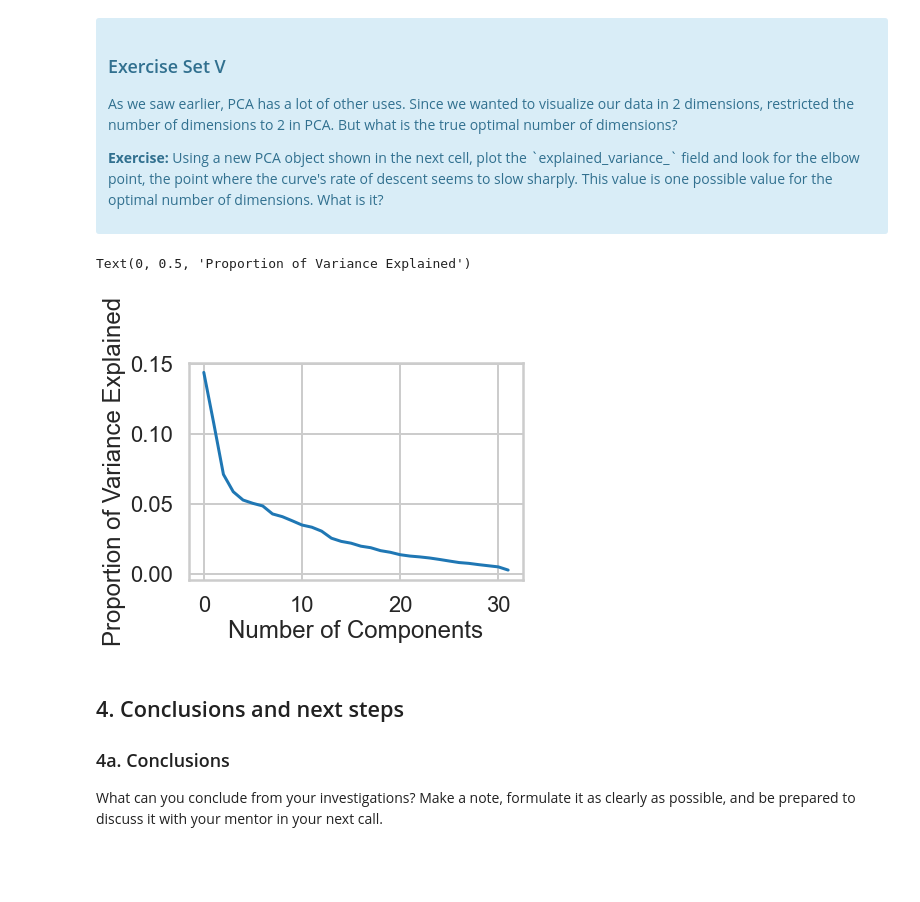
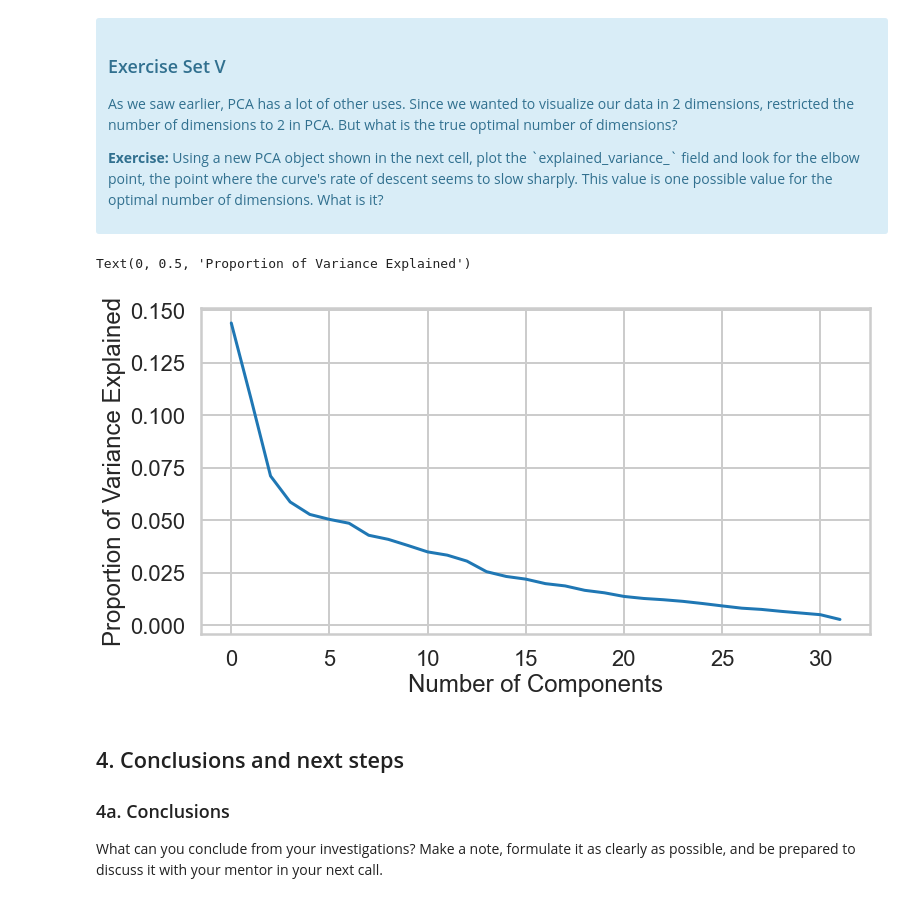
Before and after one commit to nahsradus/SpringBoard, a Jupyter notebook: 15.6.3_Clustering_Case_Study/Clustering Case Study - Customer Segmentation with K-Means - Tier 3.ipynb, the cells around one changed output. Drawn from its saved outputs; the diff is of its cells as text; code cells hidden in the pictures; blank space fills up the shorter version.

```diff
--- a/15.6.3_Clustering_Case_Study/Clustering Case Study - Customer Segmentation with K-Means - Tier 3.ipynb
+++ b/15.6.3_Clustering_Case_Study/Clustering Case Study - Customer Segmentation with K-Means - Tier 3.ipynb
@@ -426,22 +504,23 @@ What we've done is we've taken those columns of 0/1 indicator variables, and we'
 # %%
 #your turn
 # Initialize a new PCA model with a default number of components.
 import sklearn.decomposition
 pca = sklearn.decomposition.PCA()
 pca.fit(x_cols)
 
 # Let's finish this :)  Make a variable called variance
 variance = pca.explained_variance_ratio_
 
 # Plot() it
+plt.figure(figsize = (12,6))
 plt.plot(range(len(variance)), variance)
 
 # Label the axes
 plt.xlabel("Number of Components")
 plt.ylabel("Proportion of Variance Explained")
 # %% [output]
 Text(0, 0.5, 'Proportion of Variance Explained')
-[figure, old version]
+[figure, new version]
 # %% [markdown]
 ## 4. Conclusions and next steps
 ### 4a. Conclusions
```
Also changed, not shown: parts of 25 cells of this notebook.
